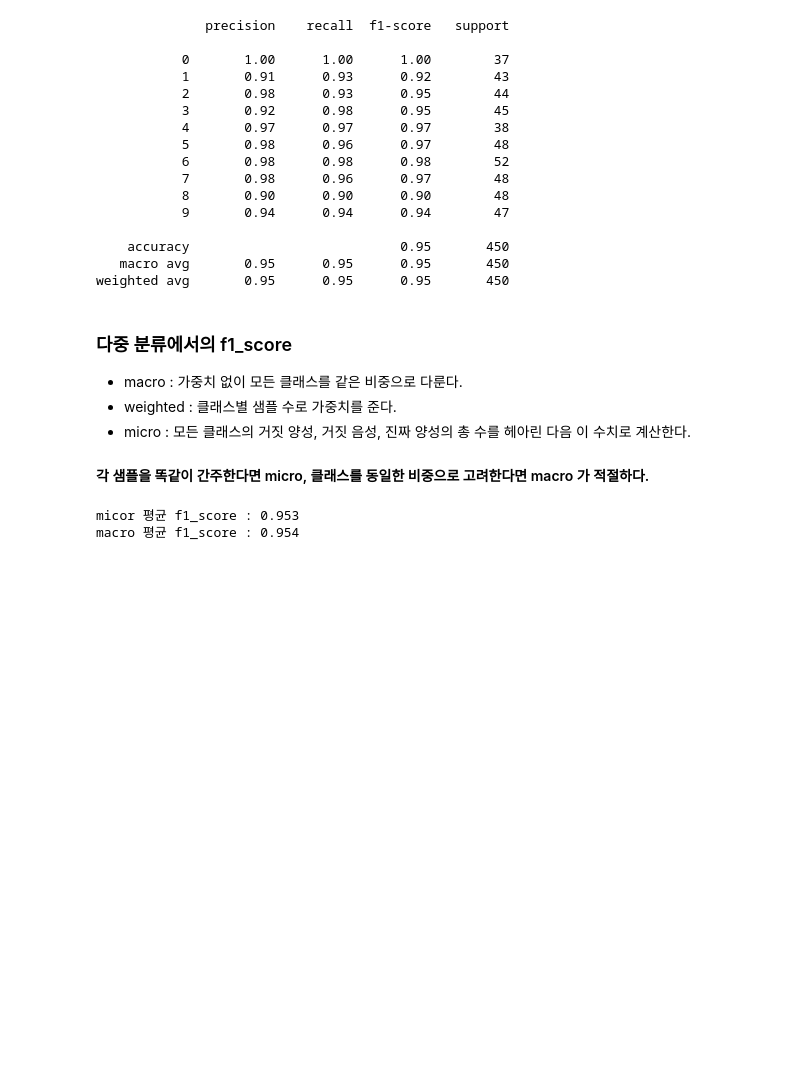
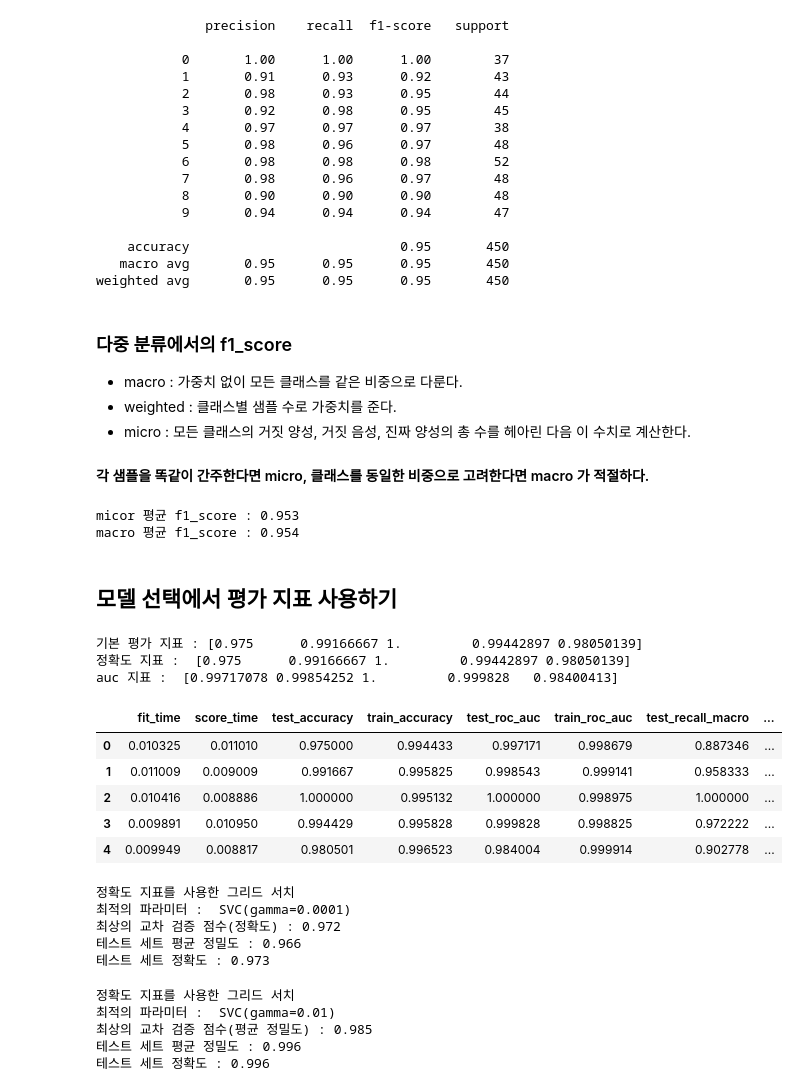
Before and after one commit to Hosung-Ahn/IntroducingML, a Jupyter notebook: Chapter5-model accuracy, model selection/평가 지표와 측정.ipynb, the cells around one changed output. Saved outputs shown, nothing was run; the diff lists cells and outputs as text; code cells hidden in the pictures; blank space fills up the shorter version.

Commit message:
모델 선택에서 평가 지표 활용하기

```diff
--- a/Chapter5-model accuracy, model selection/평가 지표와 측정.ipynb
+++ b/Chapter5-model accuracy, model selection/평가 지표와 측정.ipynb
@@ -442,3 +442,72 @@ print(f"macro 평균 f1_score : {f1_score(y_test, pred, average='macro'):0.3f}")
 # %% [output]
 micor 평균 f1_score : 0.953
 macro 평균 f1_score : 0.954
+# %% [markdown]
+## 모델 선택에서 평가 지표 사용하기
+# %%
+from sklearn.model_selection import cross_val_score
+
+print("기본 평가 지표 :", cross_val_score(SVC(), digits.data, digits.target == 9, cv=5))
+
+explicit_accuracy = cross_val_score(SVC(), digits.data, digits.target == 9, scoring='accuracy', cv=5)
+print("정확도 지표 : ", explicit_accuracy)
+
+roc_auc = cross_val_score(SVC(), digits.data, digits.target==9, scoring="roc_auc", cv=5)
+print("auc 지표 : ", roc_auc)
+# %% [output]
+기본 평가 지표 : [0.975      0.99166667 1.         0.99442897 0.98050139]
+정확도 지표 :  [0.975      0.99166667 1.         0.99442897 0.98050139]
+auc 지표 :  [0.99717078 0.99854252 1.         0.999828   0.98400413]
+# %%
+# 또는 한번에 여러 지표를 계산하기
+from sklearn.model_selection import cross_validate
+res = cross_validate(SVC(), digits.data, digits.target==9,
+                     scoring=["accuracy", "roc_auc", "recall_macro"],
+                     return_train_score=True, cv=5)
+pd.DataFrame(res)
+# %% [output]
+|  | fit_time | score_time | test_accuracy | train_accuracy | test_roc_auc | train_roc_auc | test_recall_macro | ... |
+| 0 | 0.010325 | 0.011010 | 0.975000 | 0.994433 | 0.997171 | 0.998679 | 0.887346 | ... |
+| 1 | 0.011009 | 0.009009 | 0.991667 | 0.995825 | 0.998543 | 0.999141 | 0.958333 | ... |
+| 2 | 0.010416 | 0.008886 | 1.000000 | 0.995132 | 1.000000 | 0.998975 | 1.000000 | ... |
+| 3 | 0.009891 | 0.010950 | 0.994429 | 0.995828 | 0.999828 | 0.998825 | 0.972222 | ... |
+| 4 | 0.009949 | 0.008817 | 0.980501 | 0.996523 | 0.984004 | 0.999914 | 0.902778 | ... |
+# %%
+# gridSearchCV 에서 최적의 매개변수를 선택하기 위해 평가 변수를 바꿀 수도 있다.
+from sklearn.model_selection import GridSearchCV
+
+X_train, X_test, y_train, y_test = train_test_split(digits.data, digits.target==9, random_state=0)
+
+param_grid = {"gamma" : [0.0001, 0.01, 0.1, 1, 10]}
+
+grid = GridSearchCV(SVC(), param_grid=param_grid, cv=3)
+grid.fit(X_train, y_train)
+
+print("정확도 지표를 사용한 그리드 서치")
+print("최적의 파라미터 : ", grid.best_estimator_)
+print(f"최상의 교차 검증 점수(정확도) : {grid.best_score_:0.3f}")
+print(f"테스트 세트 평균 정밀도 : {average_precision_score(y_test, grid.decision_function(X_test)):0.3f}")
+print(f"테스트 세트 정확도 : {grid.score(X_test, y_test):0.3f}")
+# %% [output]
+정확도 지표를 사용한 그리드 서치
+최적의 파라미터 :  SVC(gamma=0.0001)
+최상의 교차 검증 점수(정확도) : 0.972
+테스트 세트 평균 정밀도 : 0.966
+테스트 세트 정확도 : 0.973
+# %%
+# 평균 정밀도 지표 사용
+
+grid = GridSearchCV(SVC(), param_grid=param_grid, cv=3, scoring="average_precision")
+grid.fit(X_train, y_train)
+
+print("정확도 지표를 사용한 그리드 서치")
+print("최적의 파라미터 : ", grid.best_estimator_)
+print(f"최상의 교차 검증 점수(평균 정밀도) : {grid.best_score_:0.3f}")
+print(f"테스트 세트 평균 정밀도 : {average_precision_score(y_test, grid.decision_function(X_test)):0.3f}")
+print(f"테스트 세트 정확도 : {grid.score(X_test, y_test):0.3f}")
+# %% [output]
+정확도 지표를 사용한 그리드 서치
+최적의 파라미터 :  SVC(gamma=0.01)
+최상의 교차 검증 점수(평균 정밀도) : 0.985
+테스트 세트 평균 정밀도 : 0.996
+테스트 세트 정확도 : 0.996
```
